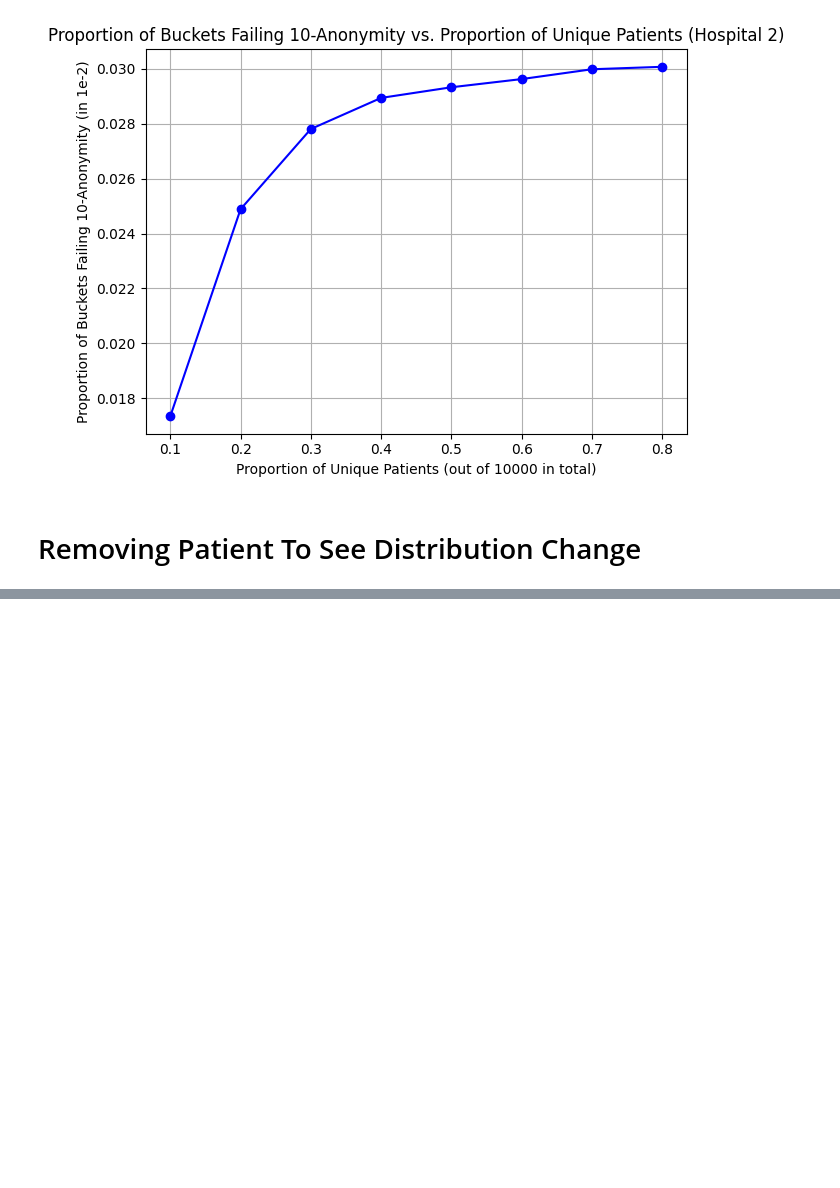
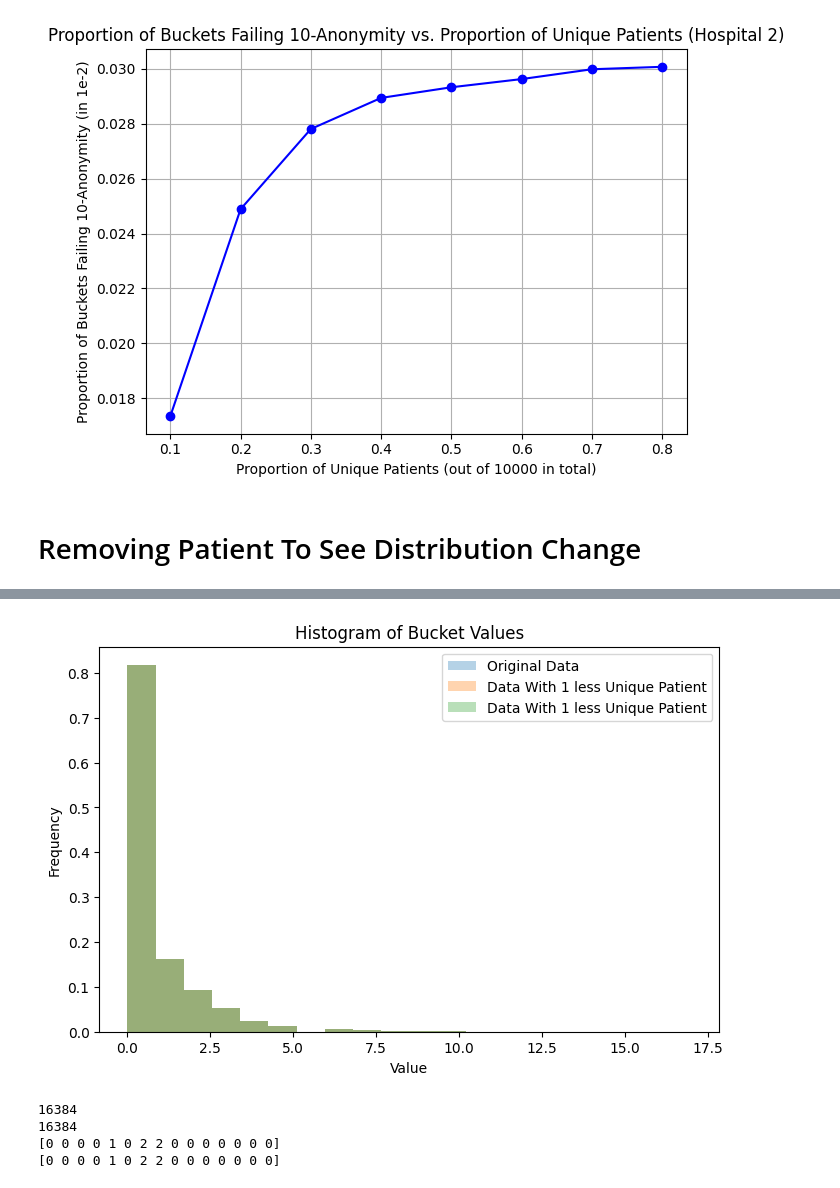
Before and after one commit to bjoggin/hll, a Jupyter notebook: hllpp_experiments.ipynb, the cells around one changed output, grey strips where cells are left out. Saved outputs shown, nothing was run; the diff lists cells and outputs as text; code cells hidden in the pictures; blank space fills up the shorter version.

```diff
--- a/hllpp_experiments.ipynb
+++ b/hllpp_experiments.ipynb
@@ -75,0 +125,6 @@ patients_all = generate_patients_with_duplicates(unique_patients_total, patients
+# %%
+hllpp_removed = HyperLogLogPlusPlus(p, p_prime)
+for patient in patients_all_removed:
+    hllpp_removed.add(patient)
+removed_p_non_k = hllpp_removed.proportion_not_k_anonymous(K)
+print(removed_p_non_k)
@@ -75,0 +149,8 @@ patients_all = generate_patients_with_duplicates(unique_patients_total, patients
+# %%
+hllpp_added = HyperLogLogPlusPlus(p, p_prime)
+patients_all_added = patients_all.copy()
+patients_all_added.append('NiNiPiPiYa')
+for patient in patients_all_added:
+    hllpp_added.add(patient)
+added_p_non_k = hllpp_added.proportion_not_k_anonymous(K)
+print(added_p_non_k)
@@ -75,0 +175,30 @@ patients_all = generate_patients_with_duplicates(unique_patients_total, patients
+# %%
+min_val = min(min(hllpp_removed.registers), min(hllpp_original.registers),min(hllpp_added.registers))
+max_val = max(max(hllpp_removed.registers), max(hllpp_original.registers),max(hllpp_added.registers))
+
+bin_edges = np.linspace(min_val, max_val, 20 + 1)
+plt.figure(figsize=(8, 5))
+plt.hist(hllpp_original.registers, bins=bin_edges, alpha=0.33, density=True, label='Original Data')
+plt.hist(hllpp_removed.registers, bins=bin_edges, alpha=0.33, density=True, label='Data With 1 less Unique Patient')
+plt.hist(hllpp_added.registers, bins=bin_edges, alpha=0.33, density=True, label='Data With 1 less Unique Patient')
+
+
+plt.title('Histogram of Bucket Values')
+plt.xlabel('Value')
+plt.ylabel('Frequency')
+plt.legend()
+
+# Show plot
+plt.show()
+# %% [output]
+[figure, added]
+# %%
+print(len(hllpp_original.registers))
+print(len(hllpp_removed.registers))
+print(hllpp_original.registers[:15])
+print(hllpp_added.registers[:15])
+# %% [output]
+16384
+16384
+[0 0 0 0 1 0 2 2 0 0 0 0 0 0 0]
+[0 0 0 0 1 0 2 2 0 0 0 0 0 0 0]
```
Also changed, not shown: parts of 15 cells of this notebook, 2 other files.
